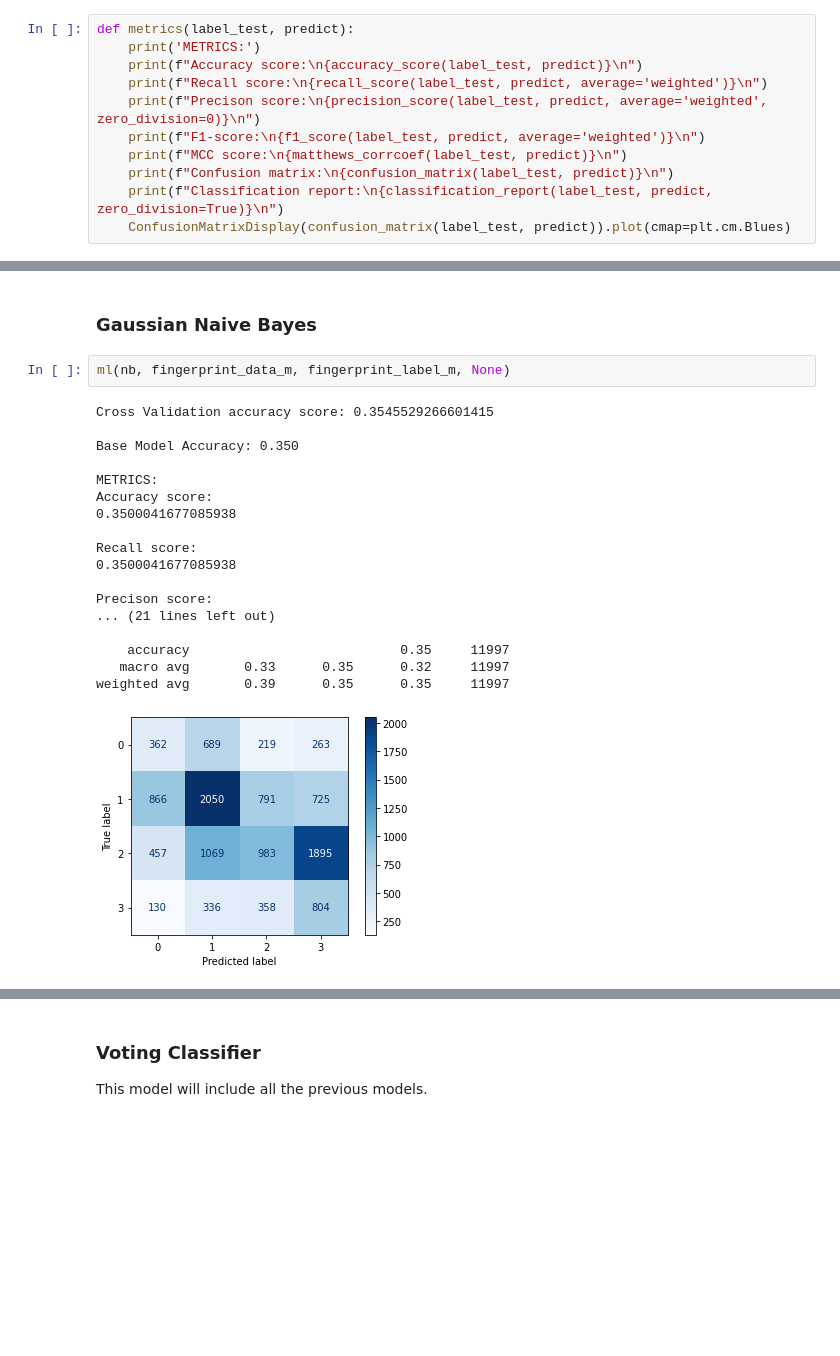
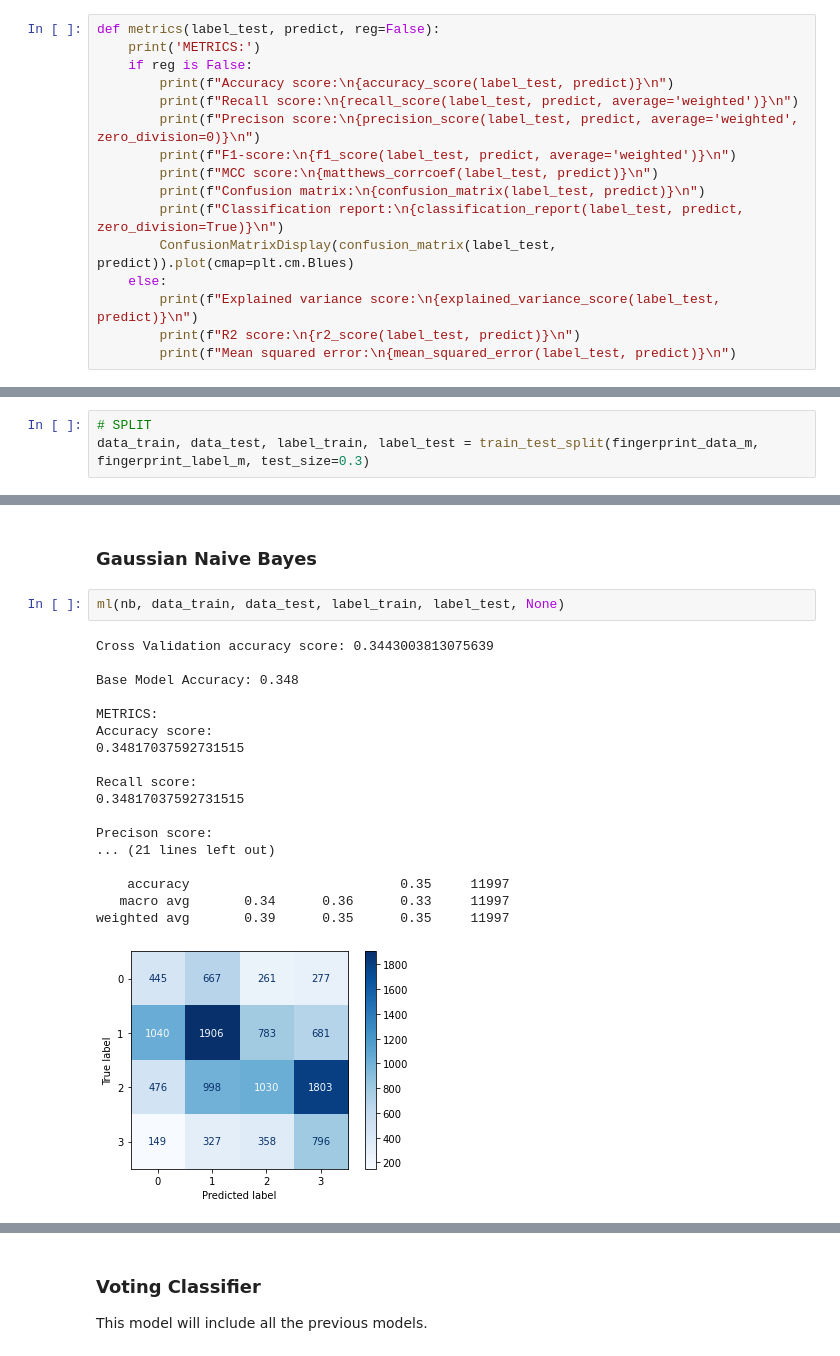
Before and after one commit to TiagoS16/SIB_SMILES, a Jupyter notebook: src/smiles/scripts/Etapa3.ipynb, the cells around one changed output, grey strips where cells are left out. Cells and saved outputs as stored; diff of their text form; blank space fills up the shorter version.

```diff
--- a/src/smiles/scripts/Etapa3.ipynb
+++ b/src/smiles/scripts/Etapa3.ipynb
@@ -27,16 +27,21 @@ warnings.filterwarnings('ignore')
 # %% [markdown]
 Metrics
 # %%
-def metrics(label_test, predict):
+def metrics(label_test, predict, reg=False):
     print('METRICS:')
-    print(f"Accuracy score:\n{accuracy_score(label_test, predict)}\n")
-    print(f"Recall score:\n{recall_score(label_test, predict, average='weighted')}\n")
-    print(f"Precison score:\n{precision_score(label_test, predict, average='weighted', zero_division=0)}\n")
-    print(f"F1-score:\n{f1_score(label_test, predict, average='weighted')}\n")
-    print(f"MCC score:\n{matthews_corrcoef(label_test, predict)}\n")
-    print(f"Confusion matrix:\n{confusion_matrix(label_test, predict)}\n")
-    print(f"Classification report:\n{classification_report(label_test, predict, zero_division=True)}\n")
-    ConfusionMatrixDisplay(confusion_matrix(label_test, predict)).plot(cmap=plt.cm.Blues)
+    if reg is False:
+        print(f"Accuracy score:\n{accuracy_score(label_test, predict)}\n")
+        print(f"Recall score:\n{recall_score(label_test, predict, average='weighted')}\n")
+        print(f"Precison score:\n{precision_score(label_test, predict, average='weighted', zero_division=0)}\n")
+        print(f"F1-score:\n{f1_score(label_test, predict, average='weighted')}\n")
+        print(f"MCC score:\n{matthews_corrcoef(label_test, predict)}\n")
+        print(f"Confusion matrix:\n{confusion_matrix(label_test, predict)}\n")
+        print(f"Classification report:\n{classification_report(label_test, predict, zero_division=True)}\n")
+        ConfusionMatrixDisplay(confusion_matrix(label_test, predict)).plot(cmap=plt.cm.Blues)
+    else:
+        print(f"Explained variance score:\n{explained_variance_score(label_test, predict)}\n")
+        print(f"R2 score:\n{r2_score(label_test, predict)}\n")
+        print(f"Mean squared error:\n{mean_squared_error(label_test, predict)}\n")
 # %% [markdown]
 ML
 # %%
@@ -478,3 +549,6 @@ weighted avg       0.51      0.55      0.49     11997
 # %% [markdown]
 ## Fingerprints
+# %%
+# SPLIT
+data_train, data_test, label_train, label_test = train_test_split(fingerprint_data_m, fingerprint_label_m, test_size=0.3)
 # %% [markdown]
@@ -503,24 +577,24 @@ weighted avg       0.51      0.55      0.52     11997
 # %% [markdown]
 ### Gaussian Naive Bayes
 # %%
-ml(nb, fingerprint_data_m, fingerprint_label_m, None)
+ml(nb, data_train, data_test, label_train, label_test, None)
 # %% [output]
-Cross Validation accuracy score: 0.3545529266601415
+Cross Validation accuracy score: 0.3443003813075639
 
-Base Model Accuracy: 0.350
+Base Model Accuracy: 0.348
 
 METRICS:
 Accuracy score:
-0.3500041677085938
+0.34817037592731515
 
 Recall score:
-0.3500041677085938
+0.34817037592731515
 
 Precison score:
 ... (21 lines left out)
 
     accuracy                           0.35     11997
-   macro avg       0.33      0.35      0.32     11997
+   macro avg       0.34      0.36      0.33     11997
 weighted avg       0.39      0.35      0.35     11997
-[figure, old version]
+[figure, new version]
 # %% [markdown]
```
Also changed, not shown: parts of 77 cells of this notebook, 2 other files.
